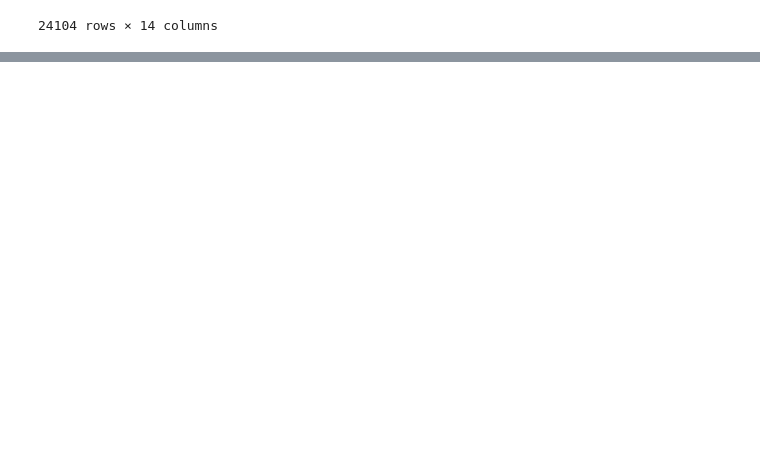
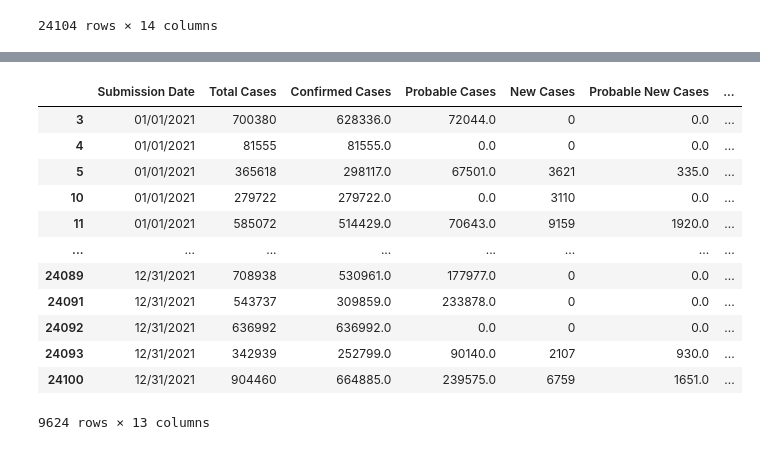
Before and after one commit to laurajanefaulds/project1, a Jupyter notebook: covid_data.ipynb, the cells around one changed output, grey strips where cells are left out. Saved outputs shown, nothing was run; the diff lists cells and outputs as text; code cells hidden in the pictures; blank space fills up the shorter version.

```diff
--- a/covid_data.ipynb
+++ b/covid_data.ipynb
@@ -186,0 +251,17 @@ final_df
+# %%
+red_states_df = final2_df[final2_df["State Color"]=='Red']
+red_states_df
+# %% [output]
+|  | Submission Date | Total Cases | Confirmed Cases | Probable Cases | New Cases | Probable New Cases | ... |
+| 3 | 01/01/2021 | 700380 | 628336.0 | 72044.0 | 0 | 0.0 | ... |
+| 4 | 01/01/2021 | 81555 | 81555.0 | 0.0 | 0 | 0.0 | ... |
+| 5 | 01/01/2021 | 365618 | 298117.0 | 67501.0 | 3621 | 335.0 | ... |
+| 10 | 01/01/2021 | 279722 | 279722.0 | 0.0 | 3110 | 0.0 | ... |
+| 11 | 01/01/2021 | 585072 | 514429.0 | 70643.0 | 9159 | 1920.0 | ... |
+| ... | ... | ... | ... | ... | ... | ... | ... |
+| 24089 | 12/31/2021 | 708938 | 530961.0 | 177977.0 | 0 | 0.0 | ... |
+| 24091 | 12/31/2021 | 543737 | 309859.0 | 233878.0 | 0 | 0.0 | ... |
+| 24092 | 12/31/2021 | 636992 | 636992.0 | 0.0 | 0 | 0.0 | ... |
+| 24093 | 12/31/2021 | 342939 | 252799.0 | 90140.0 | 2107 | 930.0 | ... |
+| 24100 | 12/31/2021 | 904460 | 664885.0 | 239575.0 | 6759 | 1651.0 | ... |
+9624 rows × 13 columns
```
Also changed, not shown: parts of 7 cells of this notebook, 1 other file.
